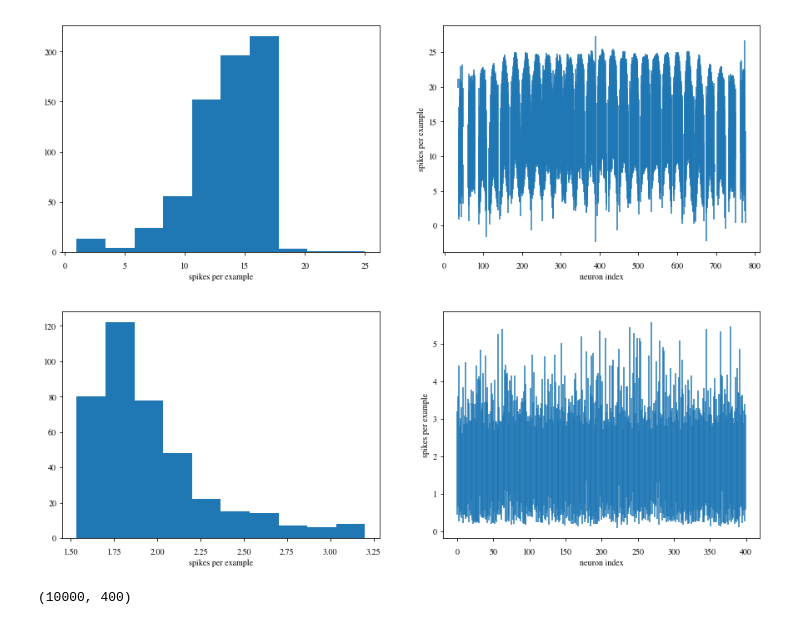
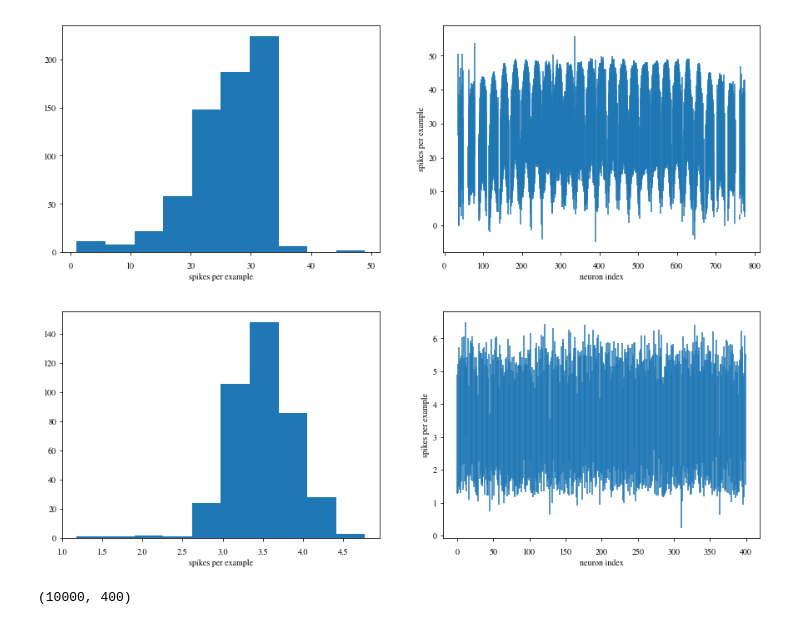
Before and after one commit to sdpenguin/Brian2STDPMNIST, a Jupyter notebook: analyse.ipynb, the cells around one changed output. Drawn from its saved outputs; the diff is of its cells as text; code cells hidden in the pictures.

```diff
--- a/analyse.ipynb
+++ b/analyse.ipynb
@@ -10,5 +15,5 @@ import pandas as pd
 # %%
-with open('output/saved.pickle', 'rb') as f:
+with open('highintensity/output/saved.pickle', 'rb') as f:
     saveobj = pickle.load(f)
 # %% [markdown]
 Need efficient code using saveobj to do the following:
@@ -38,6 +44,24 @@ saveobj
  'labels': array([7, 2, 1, ..., 4, 5, 6], dtype=uint8),
  'total_example_time': 0.5 * second,
  'dt': 0.5 * msecond}
+# %%
+# convert time to integers in units of 0.1 ms
+spikes = {}
+for p in saveobj['spike_monitors']:
+    spikes[p] = pd.DataFrame({'t': (saveobj['spike_monitors'][p]['t'] / (0.1*b2.ms)).astype(np.int),
+                           'i'.format(p): saveobj['spike_monitors'][p]['i']})
+
+# bins of 0.5s, i.e. one example
+n_e = 400
+imgsize = 28
+total_example_time = saveobj['total_example_time']
+for p in spikes:
+    spikes[p]['tbin'] = (spikes[p]['t'] * 0.1*b2.ms / total_example_time).astype(np.int)
+    if 'X' in p:
+        spikes[p]['x'] = spikes[p]['i'] % imgsize
+        spikes[p]['y'] = spikes[p]['i'] // imgsize
+
+spikecounts = {p: spikes[p].groupby(['tbin', 'i'])['t'].count().rename('count') for p in spikes}
 # %%
 from matplotlib import animation, rc
 from IPython.display import Image
@@ -146,13 +152,13 @@ def plot_spike_distribution(counts):
     ax2.set_xlabel('neuron index')
     ax2.set_ylabel('spikes per example');
 # %%
-plot_spike_distribution(countsp['Xe'])
+plot_spike_distribution(spikecounts['Xe'])
 # %% [output]
-[figure, old version]
+[figure, new version]
 # %%
-plot_spike_distribution(countsp['Ae'])
+plot_spike_distribution(spikecounts['Ae'])
 # %% [output]
-[figure, old version]
+[figure, new version]
 # %%
 labels = pd.DataFrame({'label': saveobj['labels']}).rename_axis('tbin')
 # %%
```
Also changed, not shown: parts of 44 cells of this notebook, 3 other files.
